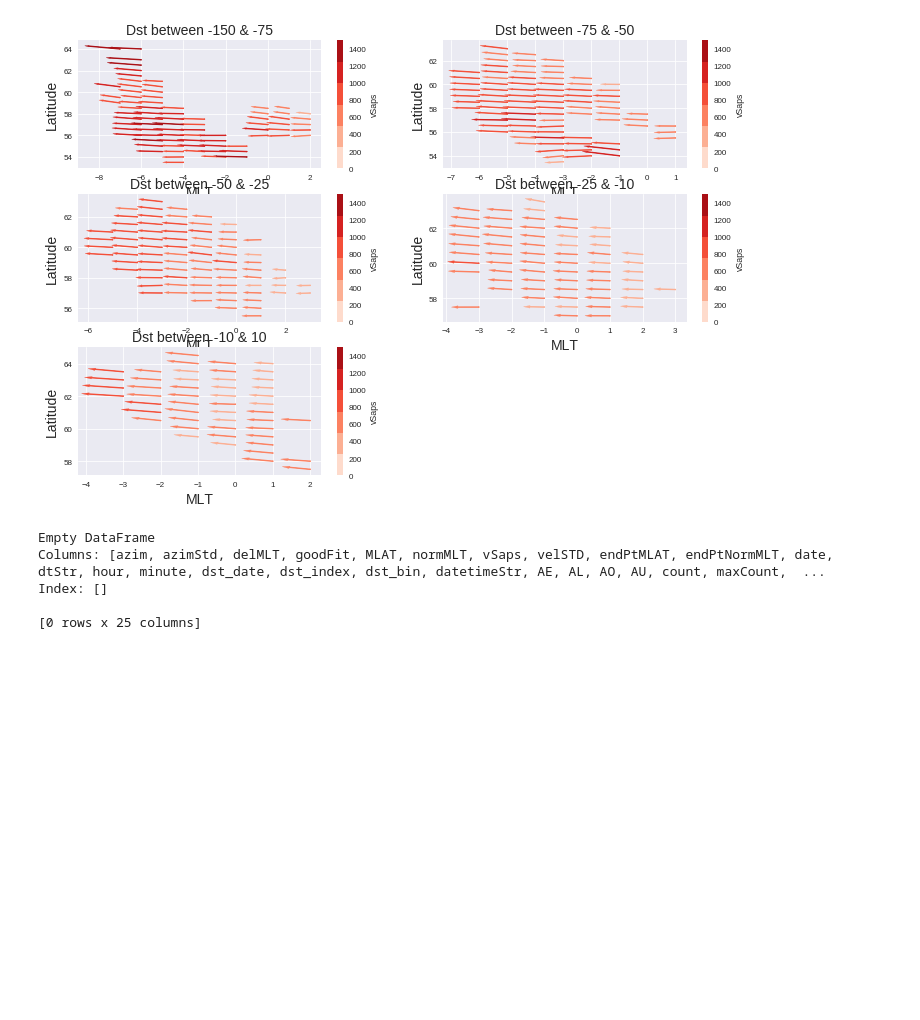
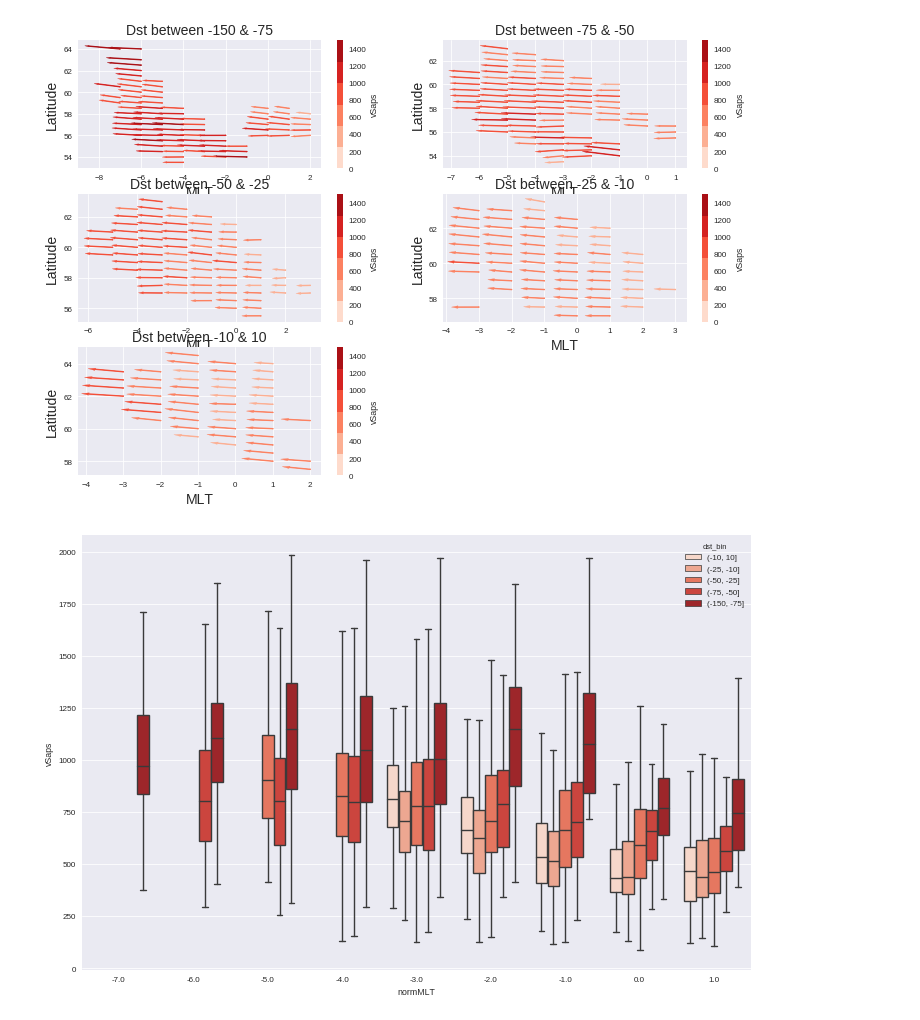
Before and after one commit to bharatreddy/indsvels, a Jupyter notebook: ipy/stats1.ipynb, the cells around one changed output. Cells and saved outputs as stored; diff of their text form; code cells hidden in the pictures; blank space fills up the shorter version.

Commit message:
box plots for velocities

```diff
--- a/ipy/stats1.ipynb
+++ b/ipy/stats1.ipynb
@@ -387,12 +387,12 @@ sapsVelstoCsv["azim"] = sapsVelstoCsv["azim"].map( lambda x: round(x,2) )
 sapsVelstoCsv = sapsVelstoCsv[ [ "normMLT", "MLAT",\
                             "vSaps", "azim", "plot_MLATEnd", "plot_normMLTEnd", "dst_median" ] ]
 sapsVelstoCsv.to_csv("../data/sapsVelsMagnAzimDst.txt", sep=' ', index=False, header=False)
-# %%
-test = velsDataDF[ (velsDataDF["dst_bin"] == "(-25, -10]") & ( velsDataDF["normMLT"] == -5 ) ]
-print test.head()
-# %% [output]
-Empty DataFrame
-Columns: [azim, azimStd, delMLT, goodFit, MLAT, normMLT, vSaps, velSTD, endPtMLAT, endPtNormMLT, date, dtStr, hour, minute, dst_date, dst_index, dst_bin, datetimeStr, AE, AL, AO, AU, count, maxCount,  ...
-Index: []
-
-[0 rows x 25 columns]
+# %%
+f = plt.figure(figsize=(12, 8))
+ax1 = f.add_subplot(1,1,1)
+dst_order = [ '(-10, 10]', '(-25, -10]', '(-50, -25]', '(-75, -50]', '(-150, -75]' ]
+sns.boxplot( x="normMLT", y="vSaps", hue="dst_bin", data=velsDataDF[ (velsDataDF["normMLT"] < 2.) ],\
+            hue_order=dst_order, palette="Reds", showfliers=False )
+plt.savefig("../figs/Dst-MLT-Vels.pdf",bbox_inches='tight')
+# %% [output]
+[figure, added]
```
Also changed, not shown: parts of 3 cells of this notebook, 14 other files.
